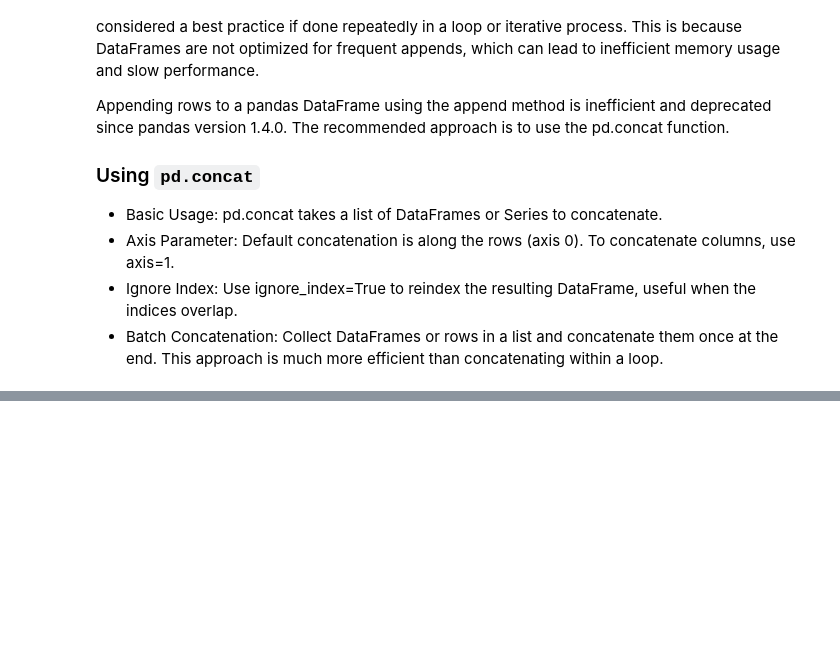
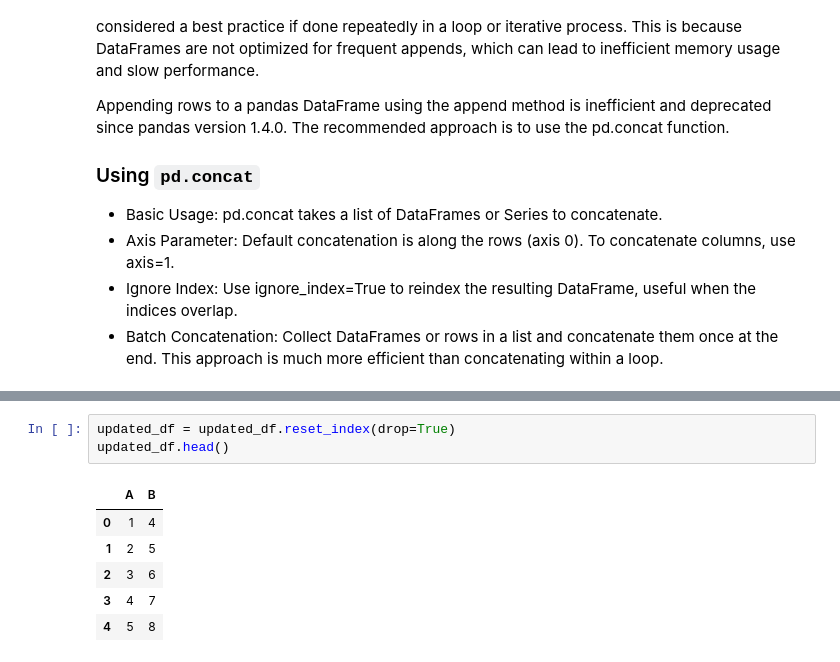
Before and after one commit to shrishtinigam/intermediate-python, a Jupyter notebook: 02_Efficient_Code_In_Pandas.ipynb, the cells around one changed output, grey strips where cells are left out. Drawn from its saved outputs; the diff is of its cells as text; blank space fills up the shorter version.

```diff
--- a/02_Efficient_Code_In_Pandas.ipynb
+++ b/02_Efficient_Code_In_Pandas.ipynb
@@ -51,0 +75,10 @@ NameError: name 'pd' is not defined
+# %%
+updated_df = updated_df.reset_index(drop=True)
+updated_df.head()
+# %% [output]
+|  | A | B |
+| 0 | 1 | 4 |
+| 1 | 2 | 5 |
+| 2 | 3 | 6 |
+| 3 | 4 | 7 |
+| 4 | 5 | 8 |
```
Also changed, not shown: parts of 35 cells of this notebook.
